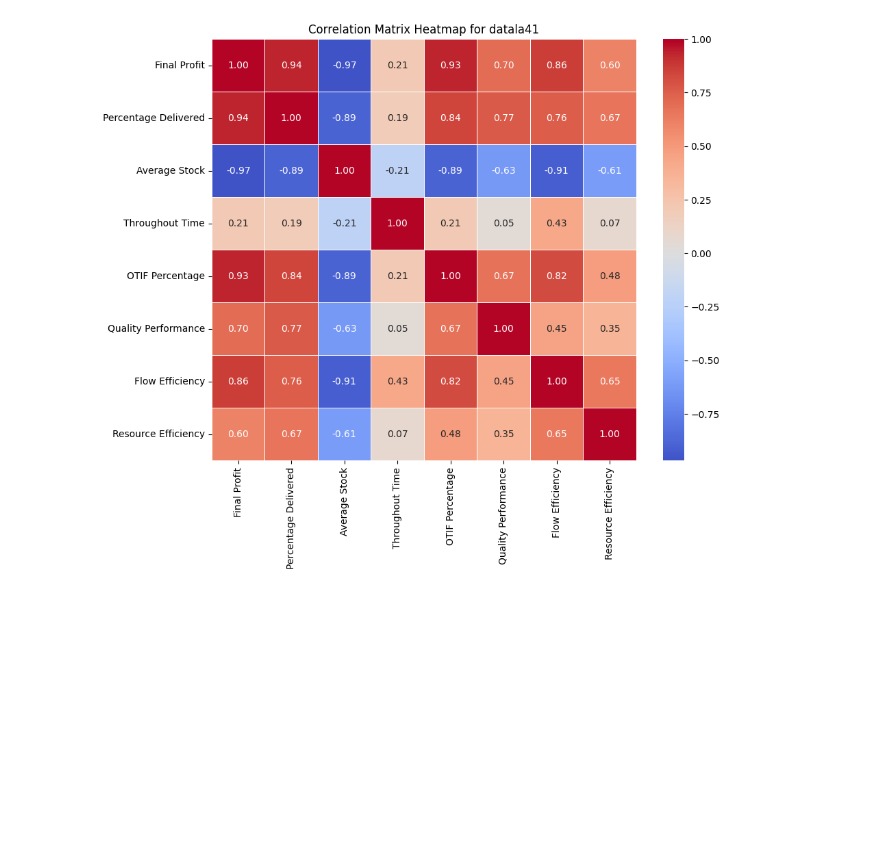
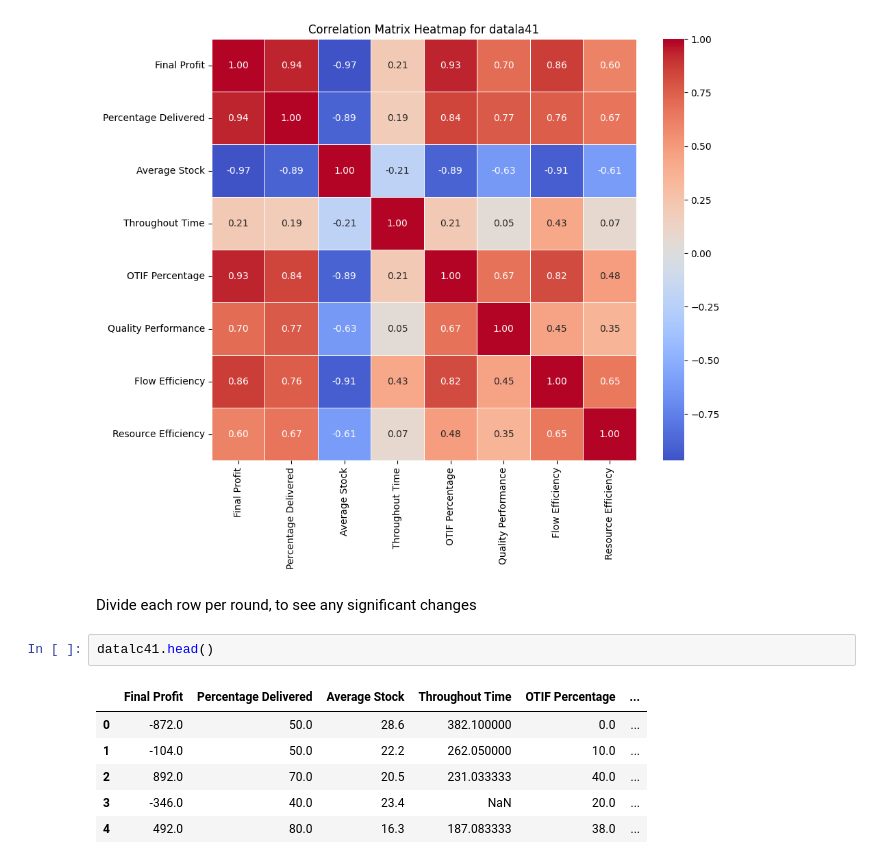
Before and after one commit to marcanthonny/binusmarkeu, a Jupyter notebook: main-analysis.ipynb, the cells around one changed output. Drawn from its saved outputs; the diff is of its cells as text; blank space fills up the shorter version.

```diff
--- a/main-analysis.ipynb
+++ b/main-analysis.ipynb
@@ -153,3 +153,14 @@ Warning: Some entries couldn't be converted. Please check the format of Througho
 [figure]
 [figure]
 [figure]
+# %% [markdown]
+Divide each row per round, to see any significant changes
+# %%
+datalc41.head()
+# %% [output]
+|  | Final Profit | Percentage Delivered | Average Stock | Throughout Time | OTIF Percentage | ... |
+| 0 | -872.0 | 50.0 | 28.6 | 382.100000 | 0.0 | ... |
+| 1 | -104.0 | 50.0 | 22.2 | 262.050000 | 10.0 | ... |
+| 2 | 892.0 | 70.0 | 20.5 | 231.033333 | 40.0 | ... |
+| 3 | -346.0 | 40.0 | 23.4 | NaN | 20.0 | ... |
+| 4 | 492.0 | 80.0 | 16.3 | 187.083333 | 38.0 | ... |
```
Also changed, not shown: parts of 3 cells of this notebook, 4 other files.
